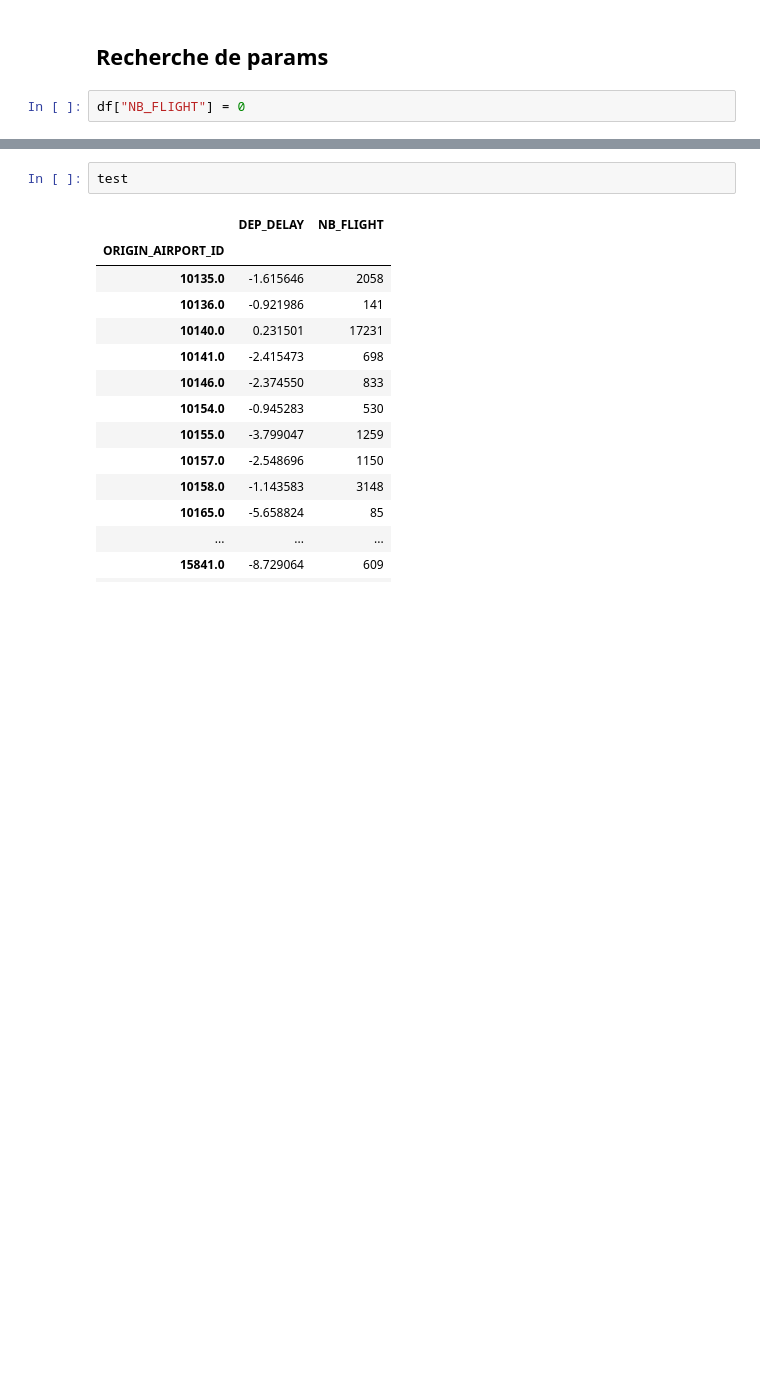
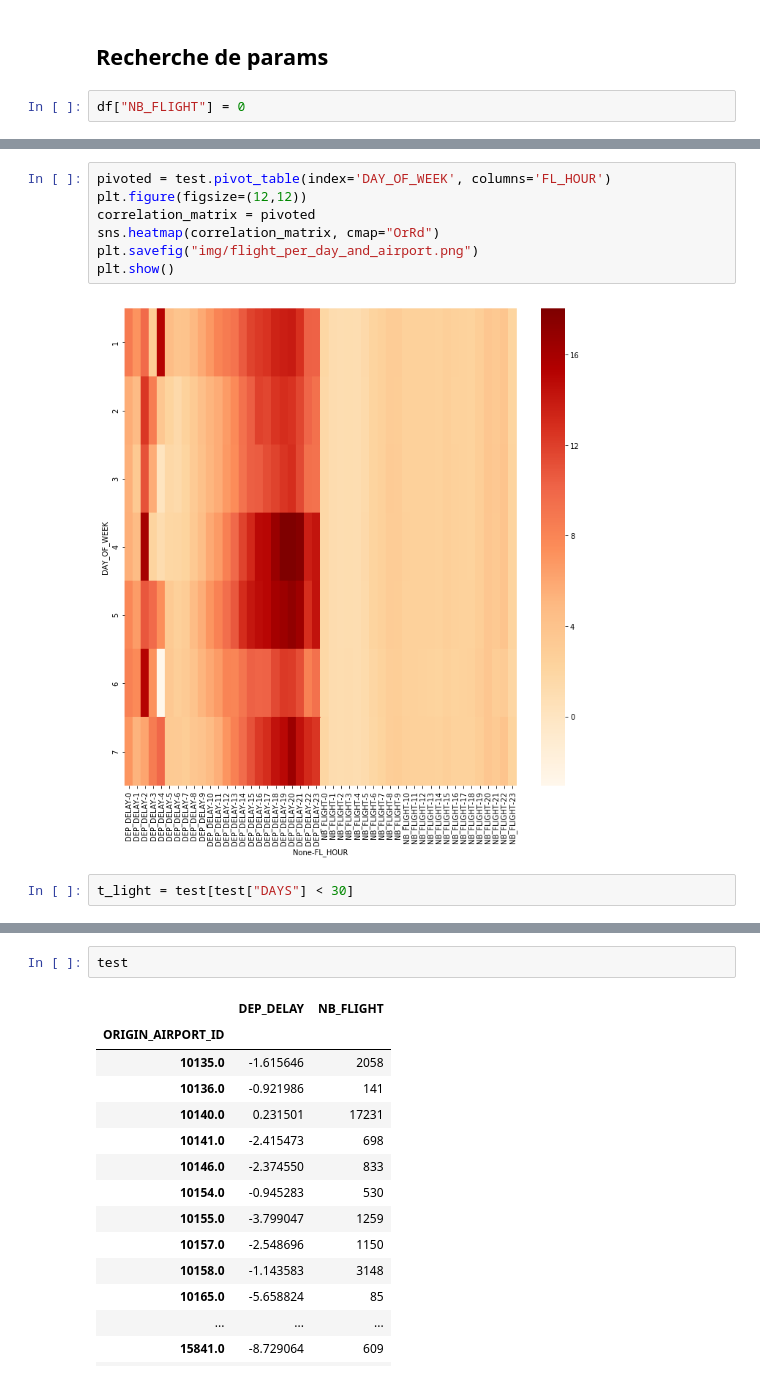
Before and after one commit to Coni63/OC_DS, a Jupyter notebook: P4/Model 3.ipynb, the cells around one changed output, grey strips where cells are left out. Drawn from its saved outputs; the diff is of its cells as text; blank space fills up the shorter version.

```diff
--- a/P4/Model 3.ipynb
+++ b/P4/Model 3.ipynb
@@ -85,0 +98,11 @@ test = df.groupby(("ORIGIN_AIRPORT_ID", "DAYS")).agg({
+# %%
+pivoted = test.pivot_table(index='DAY_OF_WEEK', columns='FL_HOUR')
+plt.figure(figsize=(12,12))
+correlation_matrix = pivoted
+sns.heatmap(correlation_matrix, cmap="OrRd")
+plt.savefig("img/flight_per_day_and_airport.png")
+plt.show()
+# %% [output]
+[figure, added]
+# %%
+t_light = test[test["DAYS"] < 30]
```
Also changed, not shown: parts of 24 cells of this notebook, 5 other files.
